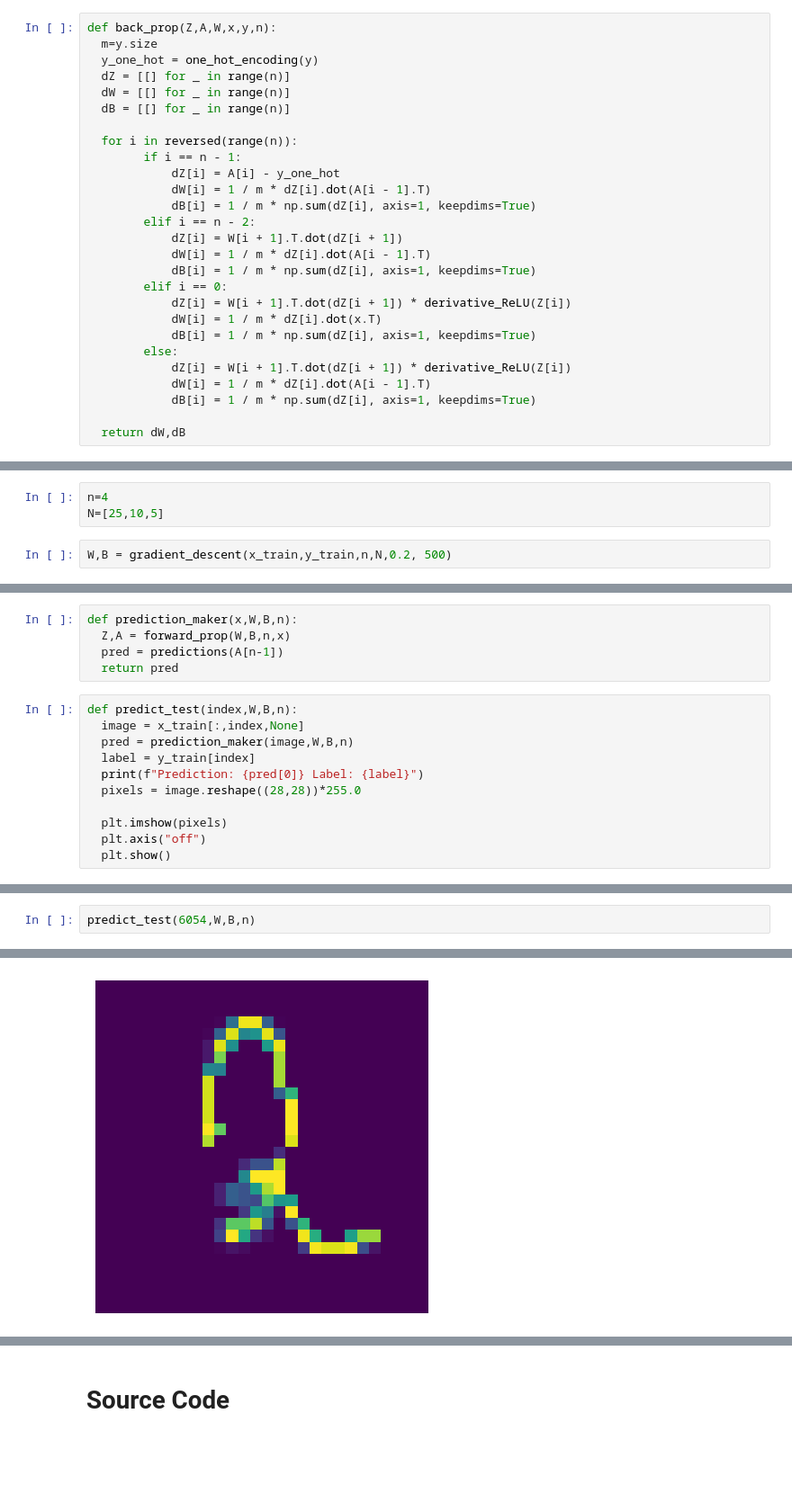
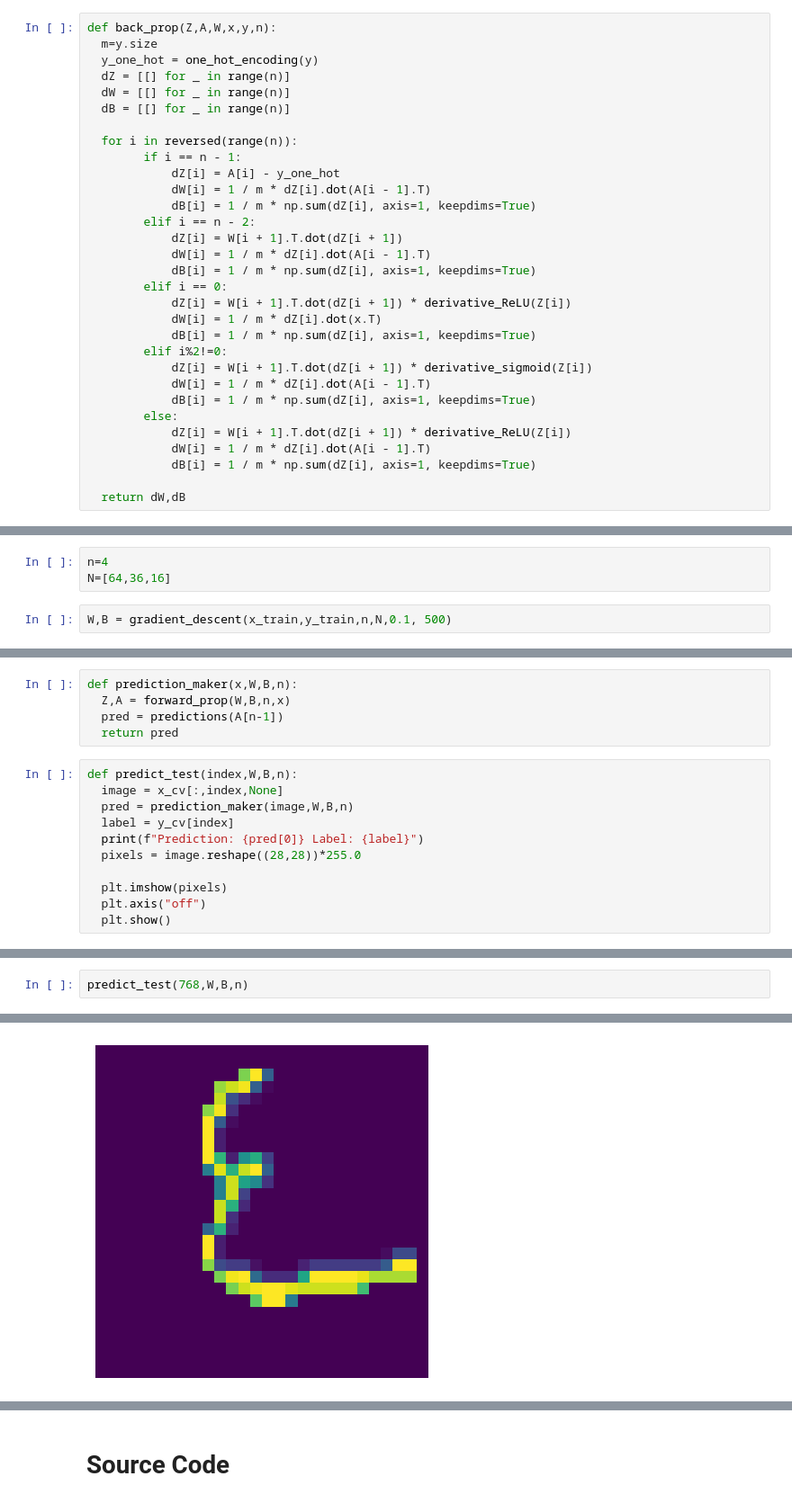
Before and after one commit to Ssdosaofc/ML-model-from-scratch, a Jupyter notebook: n_layerNeuralNetworks_.ipynb, the cells around one changed output, grey strips where cells are left out. Shown at 90% size. Drawn from its saved outputs; the diff is of its cells as text; blank space fills up the shorter version.

```diff
--- a/n_layerNeuralNetworks_.ipynb
+++ b/n_layerNeuralNetworks_.ipynb
@@ -131,6 +143,10 @@ def back_prop(Z,A,W,x,y,n):
             dZ[i] = W[i + 1].T.dot(dZ[i + 1]) * derivative_ReLU(Z[i])
             dW[i] = 1 / m * dZ[i].dot(x.T)
             dB[i] = 1 / m * np.sum(dZ[i], axis=1, keepdims=True)
+        elif i%2!=0:
+            dZ[i] = W[i + 1].T.dot(dZ[i + 1]) * derivative_sigmoid(Z[i])
+            dW[i] = 1 / m * dZ[i].dot(A[i - 1].T)
+            dB[i] = 1 / m * np.sum(dZ[i], axis=1, keepdims=True)
         else:
             dZ[i] = W[i + 1].T.dot(dZ[i + 1]) * derivative_ReLU(Z[i])
             dW[i] = 1 / m * dZ[i].dot(A[i - 1].T)
@@ -171,7 +189,7 @@ def gradient_descent(x,y,n,N,alpha, iterations):
 # %%
 n=4
-N=[25,10,5]
+N=[64,36,16]
 # %%
-W,B = gradient_descent(x_train,y_train,n,N,0.2, 500)
+W,B = gradient_descent(x_train,y_train,n,N,0.1, 500)
 # %% [output]
 Iteration    0
@@ -198,9 +216,9 @@ def prediction_maker(x,W,B,n):
   return pred
 # %%
 def predict_test(index,W,B,n):
-  image = x_train[:,index,None]
+  image = x_cv[:,index,None]
   pred = prediction_maker(image,W,B,n)
-  label = y_train[index]
+  label = y_cv[index]
   print(f"Prediction: {pred[0]} Label: {label}")
   pixels = image.reshape((28,28))*255.0
 
@@ -210,3 +251,3 @@ def predict_test(index,W,B,n):
 # %%
-predict_test(6054,W,B,n)
+predict_test(768,W,B,n)
 # %% [output]
@@ -214 +255 @@ Prediction: 3 Label: 3
-[figure, old version]
+[figure, new version]
```
Also changed, not shown: parts of 13 cells of this notebook.
